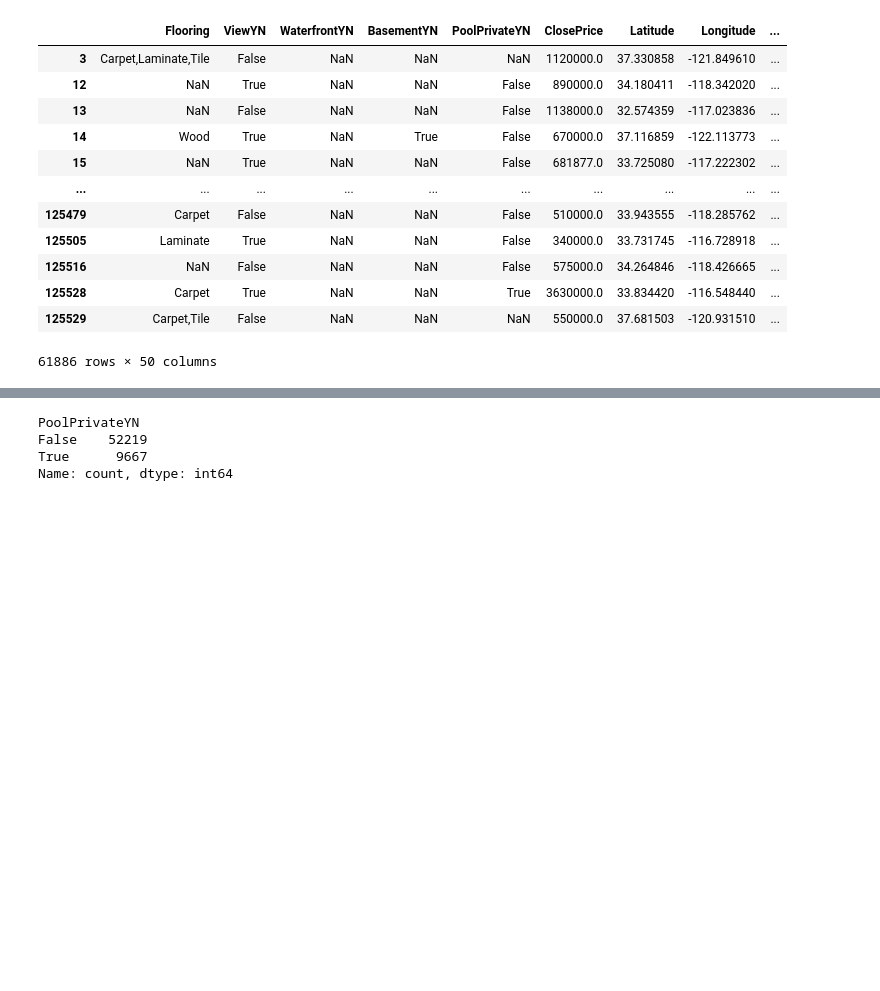
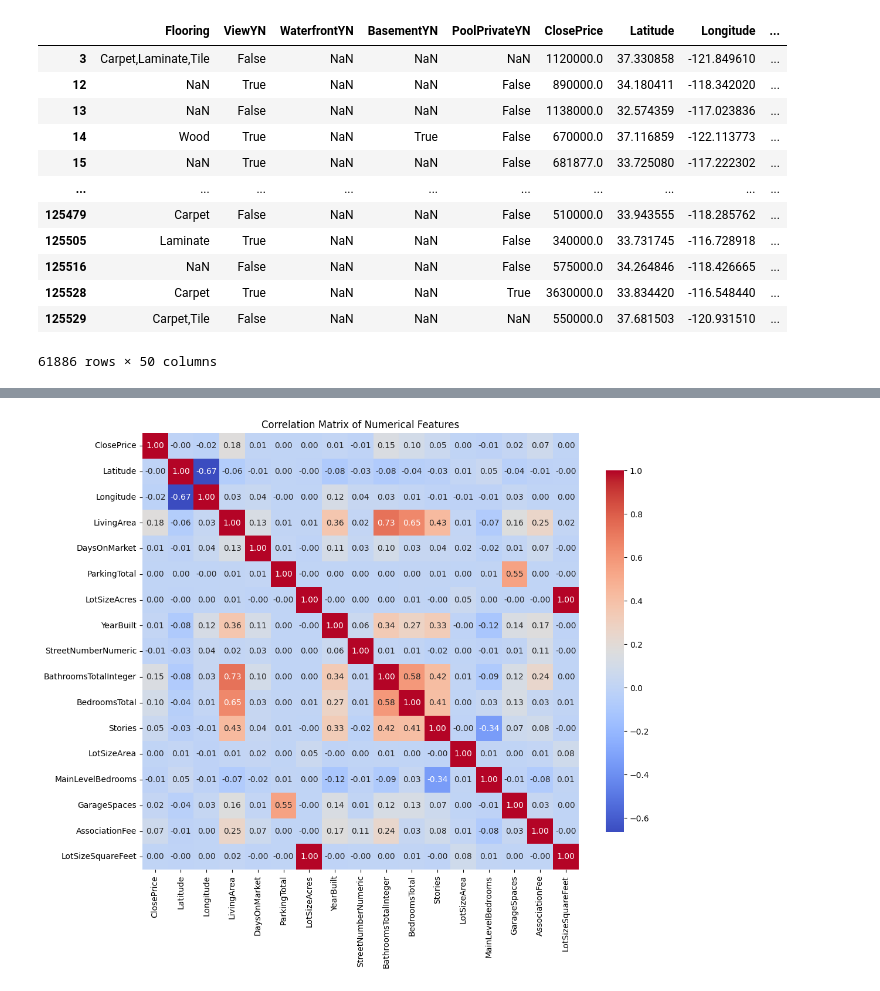
Before and after one commit to anonymousminh/IDX_Exchange_Team_26, a Jupyter notebook: IDX_DS26.ipynb, the cells around one changed output, grey strips where cells are left out. Cells and saved outputs as stored; diff of their text form; code cells hidden in the pictures; blank space fills up the shorter version.

```diff
--- a/IDX_DS26.ipynb
+++ b/IDX_DS26.ipynb
@@ -288,0 +326,4 @@ dtype: bool
+# %%
+numerical_cols = mega_fd.select_dtypes(include=[np.number]).columns.tolist()
+categorical_cols = mega_fd.select_dtypes(include=['object']).columns.tolist()
+numerical_cols
@@ -460,7 +411,0 @@ df.loc[df['PoolPrivateYN'].isna(), 'PoolPrivateYN'] = rf.predict(X_test_encoded)
-# %%
-print(df['PoolPrivateYN'].value_counts(dropna=False))
-# %% [output]
-PoolPrivateYN
-False    52219
-True      9667
-Name: count, dtype: int64
@@ -510,0 +416,9 @@ y_pred = model.predict(X_test)
+# %%
+# correlation matrix graph
+plt.figure(figsize=(12, 10))
+correlation_matrix = mega_fd[numerical_cols].corr()
+sns.heatmap(correlation_matrix, annot=True, fmt=".2f", cmap='coolwarm', square=True, cbar_kws={"shrink": .8})
+plt.title('Correlation Matrix of Numerical Features')
+plt.show()
+# %% [output]
+[figure, added]
```
Also changed, not shown: parts of 38 cells of this notebook, 1 other file.
